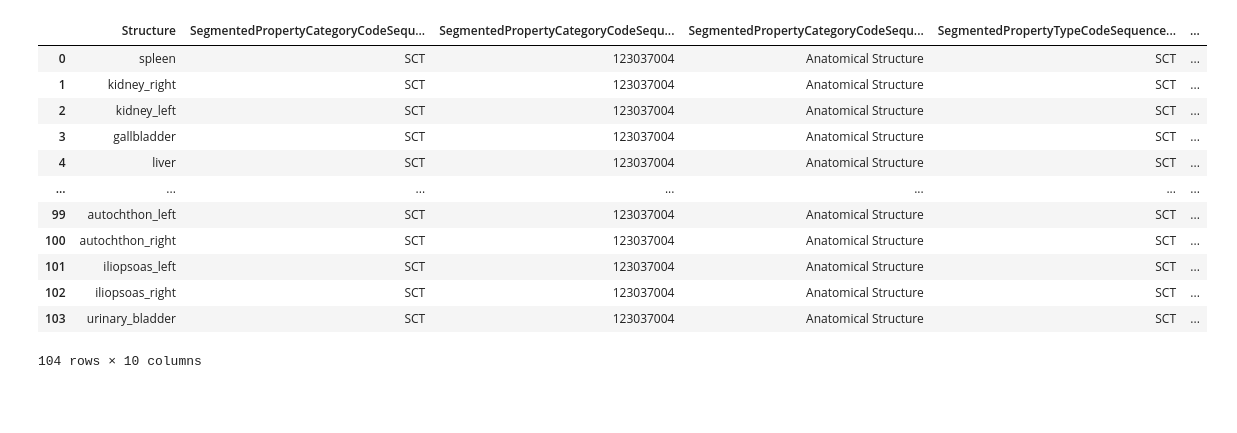
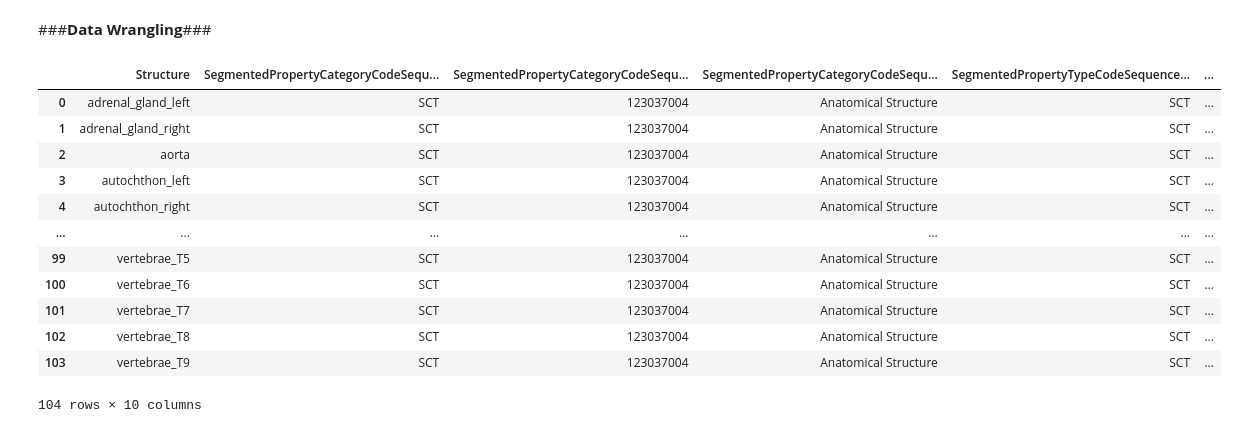
Before and after one commit to ImagingDataCommons/CloudSegmentator, a Jupyter notebook: Notebooks/Totalsegmentator/slicerMappingsTotalSegmentator.ipynb, the cells around one changed output. Saved outputs shown, nothing was run; the diff lists cells and outputs as text; code cells hidden in the pictures; blank space fills up the shorter version.

```diff
--- a/Notebooks/Totalsegmentator/slicerMappingsTotalSegmentator.ipynb
+++ b/Notebooks/Totalsegmentator/slicerMappingsTotalSegmentator.ipynb
@@ -42,3 +48,5 @@ TotalSegmentator.py 100%[===================>]  64.51K  --.-KB/s    in 0.01s
+# %% [markdown]
+###**Data Wrangling**###
 # %%
 with open('TotalSegmentator.py', 'r') as f:
     content = f.read()
@@ -66,42 +74,43 @@ data = []
 for key, value in totalSegmentatorLabelTerminology.items():
     fields = value.split('~')
     row = {'Structure': key}
     for i, field in enumerate(fields):
         subfields = field.split('^')
         if i == 0:
             if len(subfields) > 1:
                 row['SegmentAlgorithmName'] = subfields[0]
                 row['SegmentAlgorithmType'] = subfields[1]
         elif i == 1:
             if len(subfields) > 2:
                 row['SegmentedPropertyCategoryCodeSequence.CodingSchemeDesignator'] = subfields[0]
                 row['SegmentedPropertyCategoryCodeSequence.CodeValue'] = subfields[1]
                 row['SegmentedPropertyCategoryCodeSequence.CodeMeaning'] = subfields[2]
         elif i == 2:
             if len(subfields) > 2:
                 row['SegmentedPropertyTypeCodeSequence.CodingSchemeDesignator'] = subfields[0]
                 row['SegmentedPropertyTypeCodeSequence.CodeValue'] = subfields[1]
                 row['SegmentedPropertyTypeCodeSequence.CodeMeaning'] = subfields[2]
         elif i == 3:
             if len(subfields) > 2:
                 row['SegmentedPropertyTypeModifierCodeSequence.CodingSchemeDesignator'] = subfields[0]
                 row['SegmentedPropertyTypeModifierCodeSequence.CodeValue'] = subfields[1]
                 row['SegmentedPropertyTypeModifierCodeSequence.CodeMeaning'] = subfields[2]
     data.append(row)
 
 df = pd.DataFrame(data)
+df=df.sort_values('Structure').reset_index(drop=True)
 df
 # %% [output]
 |  | Structure | SegmentedPropertyCategoryCodeSequ... | SegmentedPropertyCategoryCodeSequ... | SegmentedPropertyCategoryCodeSequ... | SegmentedPropertyTypeCodeSequence... | ... |
-| 0 | spleen | SCT | 123037004 | Anatomical Structure | SCT | ... |
-| 1 | kidney_right | SCT | 123037004 | Anatomical Structure | SCT | ... |
-| 2 | kidney_left | SCT | 123037004 | Anatomical Structure | SCT | ... |
-| 3 | gallbladder | SCT | 123037004 | Anatomical Structure | SCT | ... |
-| 4 | liver | SCT | 123037004 | Anatomical Structure | SCT | ... |
+| 0 | adrenal_gland_left | SCT | 123037004 | Anatomical Structure | SCT | ... |
+| 1 | adrenal_gland_right | SCT | 123037004 | Anatomical Structure | SCT | ... |
+| 2 | aorta | SCT | 123037004 | Anatomical Structure | SCT | ... |
+| 3 | autochthon_left | SCT | 123037004 | Anatomical Structure | SCT | ... |
+| 4 | autochthon_right | SCT | 123037004 | Anatomical Structure | SCT | ... |
 | ... | ... | ... | ... | ... | ... | ... |
-| 99 | autochthon_left | SCT | 123037004 | Anatomical Structure | SCT | ... |
-| 100 | autochthon_right | SCT | 123037004 | Anatomical Structure | SCT | ... |
-| 101 | iliopsoas_left | SCT | 123037004 | Anatomical Structure | SCT | ... |
-| 102 | iliopsoas_right | SCT | 123037004 | Anatomical Structure | SCT | ... |
-| 103 | urinary_bladder | SCT | 123037004 | Anatomical Structure | SCT | ... |
+| 99 | vertebrae_T5 | SCT | 123037004 | Anatomical Structure | SCT | ... |
+| 100 | vertebrae_T6 | SCT | 123037004 | Anatomical Structure | SCT | ... |
+| 101 | vertebrae_T7 | SCT | 123037004 | Anatomical Structure | SCT | ... |
+| 102 | vertebrae_T8 | SCT | 123037004 | Anatomical Structure | SCT | ... |
+| 103 | vertebrae_T9 | SCT | 123037004 | Anatomical Structure | SCT | ... |
 104 rows × 10 columns
```
Also changed, not shown: parts of 13 cells of this notebook.
